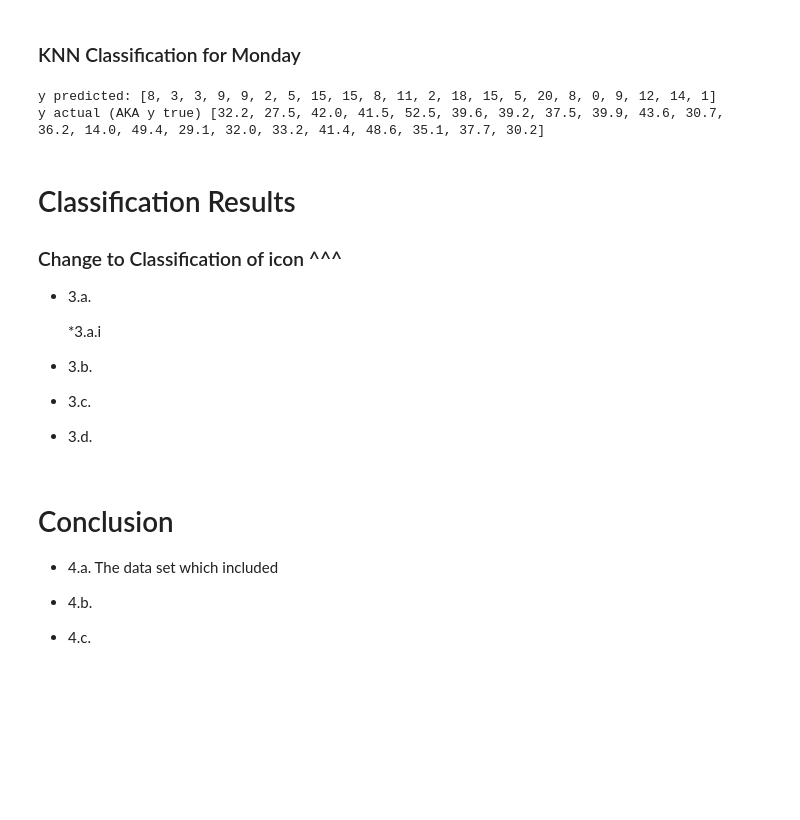
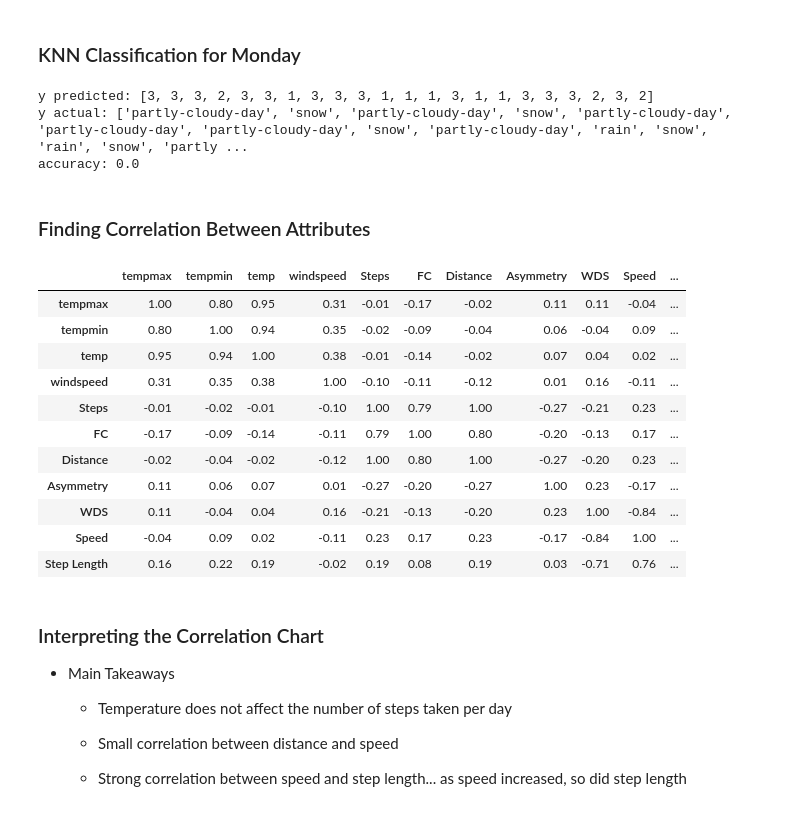
Before and after one commit to michaelb0109/CPSC222-Final-Project, a Jupyter notebook: project.ipynb, the cells around one changed output. Drawn from its saved outputs; the diff is of its cells as text; code cells hidden in the pictures; blank space fills up the shorter version.

```diff
--- a/project.ipynb
+++ b/project.ipynb
@@ -285,8 +285,10 @@ from sklearn.metrics import accuracy_score
 from sklearn import preprocessing
 
 merged_data.dropna(inplace=True)
-X = merged_data.drop(labels=["Date", "icon", "Day of Week", "temp", "windspeed"], axis=1) # 1 means column
-y = merged_data["temp"]
+X = merged_data.drop(labels=["Date", "icon", "Day of Week", "temp", "tempmin", "tempmax", "windspeed"], axis=1) # 1 means column
+y = merged_data["icon"]
+scaler = MinMaxScaler()
+X = scaler.fit_transform(X)
 
 X_train, X_test, y_train, y_test = train_test_split(X, y, test_size=.25, random_state=0)
 
@@ -296,32 +298,41 @@ y_train = labels.fit_transform(y_train)
 knn_clf = KNeighborsClassifier(n_neighbors=5, metric="euclidean")
 knn_clf.fit(X_train, y_train)
 y_predicted = knn_clf.predict(X_test)
-# scaler = MinMaxScaler()
-# X_test = scaler.fit_transform(X_test)
+
 print("y predicted:", y_predicted.tolist())
-print("y actual (AKA y true)", y_test.tolist())
+print("y actual:", y_test.tolist())
+accuracy = knn_clf.score(X_test, y_test)
+print("accuracy:", accuracy)
 # %% [output]
-y predicted: [8, 3, 3, 9, 9, 2, 5, 15, 15, 8, 11, 2, 18, 15, 5, 20, 8, 0, 9, 12, 14, 1]
-y actual (AKA y true) [32.2, 27.5, 42.0, 41.5, 52.5, 39.6, 39.2, 37.5, 39.9, 43.6, 30.7, 36.2, 14.0, 49.4, 29.1, 32.0, 33.2, 41.4, 48.6, 35.1, 37.7, 30.2]
+y predicted: [3, 3, 3, 2, 3, 3, 1, 3, 3, 3, 1, 1, 1, 3, 1, 1, 3, 3, 3, 2, 3, 2]
+y actual: ['partly-cloudy-day', 'snow', 'partly-cloudy-day', 'snow', 'partly-cloudy-day', 'partly-cloudy-day', 'partly-cloudy-day', 'snow', 'partly-cloudy-day', 'rain', 'snow', 'rain', 'snow', 'partly ...
+accuracy: 0.0
-# %% [markdown]
-# Classification Results
-
-### Change to Classification of icon ^^^
-
-* 3.a.
-
-    *3.a.i
-
-* 3.b.
-
-* 3.c.
-
-* 3.d.
-# %% [markdown]
-# Conclusion
-
-* 4.a. The data set which included
-
-* 4.b.
-
-* 4.c.
+# %% [markdown]
+### Finding Correlation Between Attributes
+# %%
+
+corr_df = merged_data.corr()
+corr_df.style.background_gradient(cmap='bwr').set_precision(2)
+# %% [output]
+|  | tempmax | tempmin | temp | windspeed | Steps | FC | Distance | Asymmetry | WDS | Speed | ... |
+| tempmax | 1.00 | 0.80 | 0.95 | 0.31 | -0.01 | -0.17 | -0.02 | 0.11 | 0.11 | -0.04 | ... |
+| tempmin | 0.80 | 1.00 | 0.94 | 0.35 | -0.02 | -0.09 | -0.04 | 0.06 | -0.04 | 0.09 | ... |
+| temp | 0.95 | 0.94 | 1.00 | 0.38 | -0.01 | -0.14 | -0.02 | 0.07 | 0.04 | 0.02 | ... |
+| windspeed | 0.31 | 0.35 | 0.38 | 1.00 | -0.10 | -0.11 | -0.12 | 0.01 | 0.16 | -0.11 | ... |
+| Steps | -0.01 | -0.02 | -0.01 | -0.10 | 1.00 | 0.79 | 1.00 | -0.27 | -0.21 | 0.23 | ... |
+| FC | -0.17 | -0.09 | -0.14 | -0.11 | 0.79 | 1.00 | 0.80 | -0.20 | -0.13 | 0.17 | ... |
+| Distance | -0.02 | -0.04 | -0.02 | -0.12 | 1.00 | 0.80 | 1.00 | -0.27 | -0.20 | 0.23 | ... |
+| Asymmetry | 0.11 | 0.06 | 0.07 | 0.01 | -0.27 | -0.20 | -0.27 | 1.00 | 0.23 | -0.17 | ... |
+| WDS | 0.11 | -0.04 | 0.04 | 0.16 | -0.21 | -0.13 | -0.20 | 0.23 | 1.00 | -0.84 | ... |
+| Speed | -0.04 | 0.09 | 0.02 | -0.11 | 0.23 | 0.17 | 0.23 | -0.17 | -0.84 | 1.00 | ... |
+| Step Length | 0.16 | 0.22 | 0.19 | -0.02 | 0.19 | 0.08 | 0.19 | 0.03 | -0.71 | 0.76 | ... |
+# %% [markdown]
+### Interpreting the Correlation Chart
+
+* Main Takeaways
+
+    * Temperature does not affect the number of steps taken per day
+
+    * Small correlation between distance and speed
+
+    * Strong correlation between speed and step length... as speed increased, so did step length
```
Also changed, not shown: parts of 2 cells of this notebook, 1 other file.
